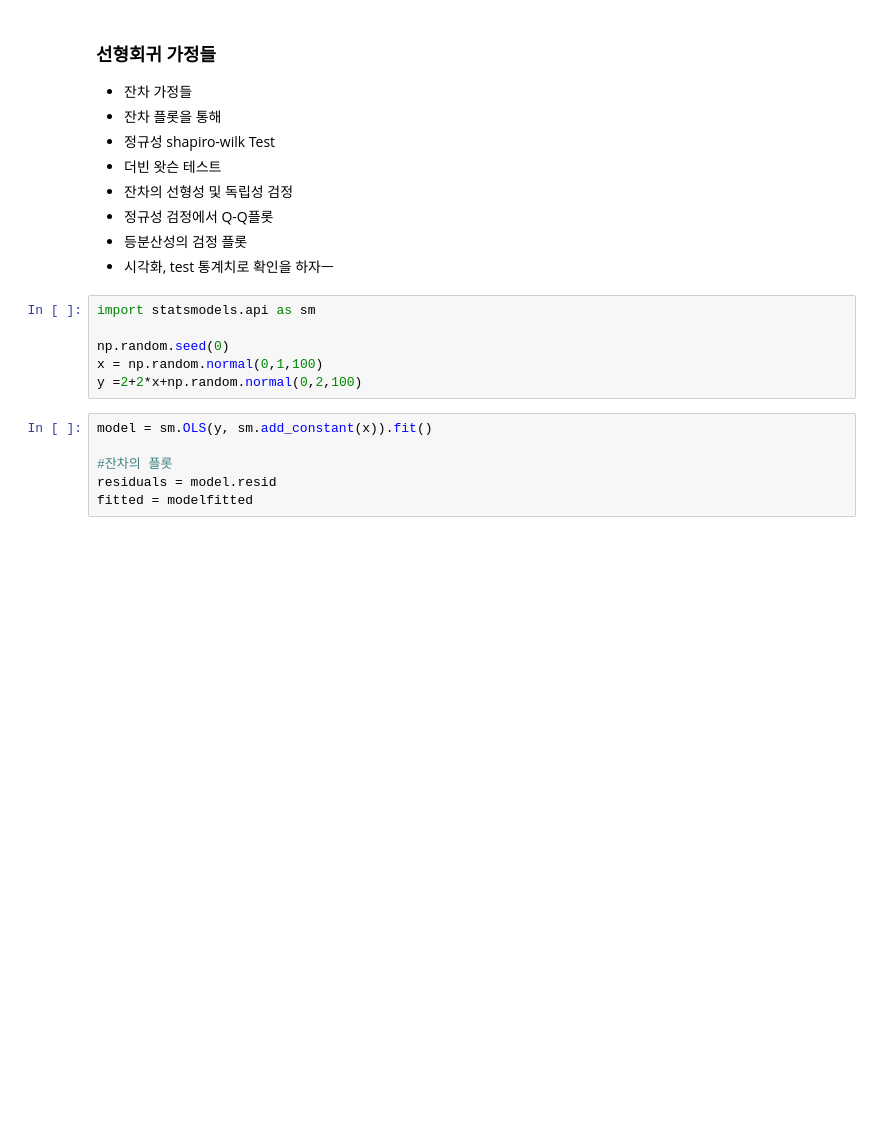
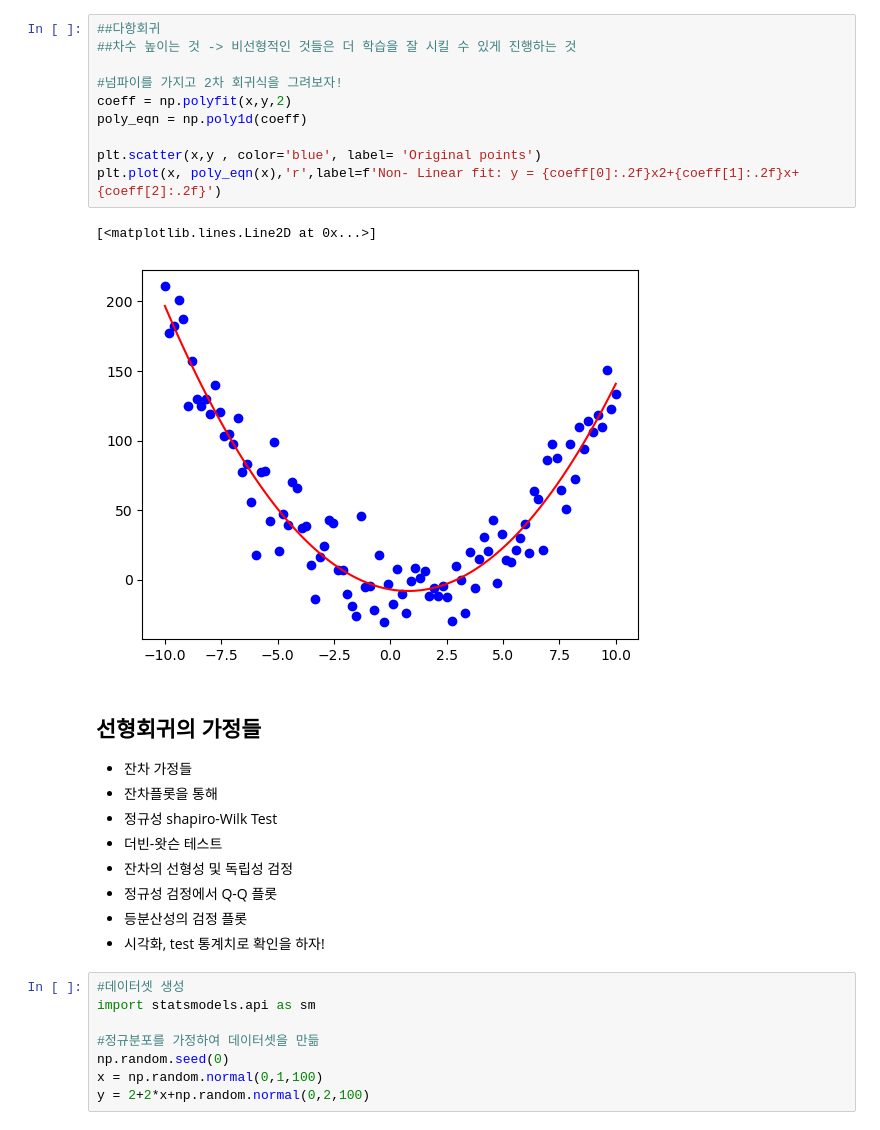
Before and after one commit to sin09135/TIL, a Jupyter notebook: Python/Modeling/linear_regression.ipynb, the cells around one changed output. Drawn from its saved outputs; the diff is of its cells as text; blank space fills up the shorter version.

```diff
--- a/Python/Modeling/linear_regression.ipynb
+++ b/Python/Modeling/linear_regression.ipynb
@@ -38,22 +94,31 @@ y = 1.5*x**2 - 2.5*x + 0.5 + np.random.normal(0,20, size = x.shape)
+# %%
+##다항회귀
+##차수 높이는 것 -> 비선형적인 것들은 더 학습을 잘 시킬 수 있게 진행하는 것
+
+#넘파이를 가지고 2차 회귀식을 그려보자!
+coeff = np.polyfit(x,y,2)
+poly_eqn = np.poly1d(coeff)
+
+plt.scatter(x,y , color='blue', label= 'Original points')
+plt.plot(x, poly_eqn(x),'r',label=f'Non- Linear fit: y = {coeff[0]:.2f}x2+{coeff[1]:.2f}x+{coeff[2]:.2f}')
+# %% [output]
+[<matplotlib.lines.Line2D at 0x...>]
+[figure, added]
 # %% [markdown]
-### 선형회귀 가정들
+## 선형회귀의 가정들
 - 잔차 가정들
-- 잔차 플롯을 통해
-- 정규성 shapiro-wilk Test
-- 더빈 왓슨 테스트
+- 잔차플롯을 통해
+- 정규성 shapiro-Wilk Test
+- 더빈-왓슨 테스트
 - 잔차의 선형성 및 독립성 검정
-- 정규성 검정에서 Q-Q플롯
+- 정규성 검정에서 Q-Q 플롯
 - 등분산성의 검정 플롯
-- 시각화, test 통계치로 확인을 하자ㅡ
+- 시각화, test 통계치로 확인을 하자!
 # %%
+#데이터셋 생성
 import statsmodels.api as sm
 
+#정규분포를 가정하여 데이터셋을 만듦
 np.random.seed(0)
 x = np.random.normal(0,1,100)
-y =2+2*x+np.random.normal(0,2,100)
+y = 2+2*x+np.random.normal(0,2,100)
-# %%
-model = sm.OLS(y, sm.add_constant(x)).fit()
-
-#잔차의 플롯
-residuals = model.resid
-fitted = modelfitted
```
Also changed, not shown: parts of 15 cells of this notebook, 1 other file.
